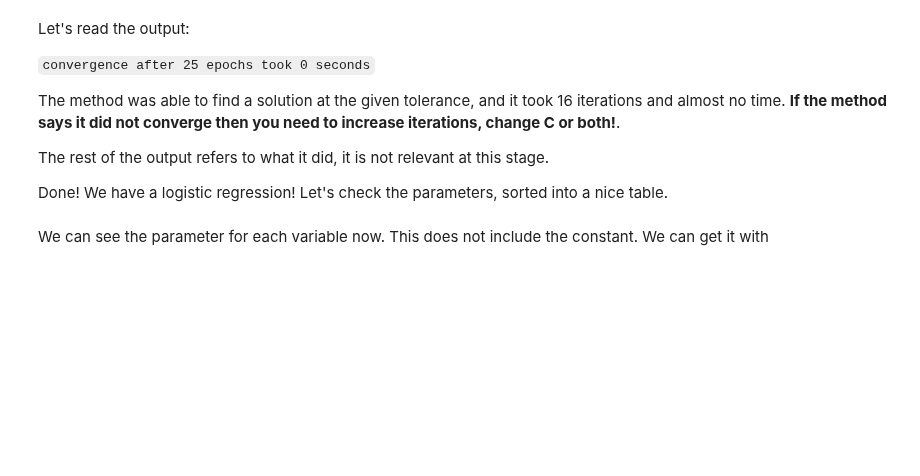
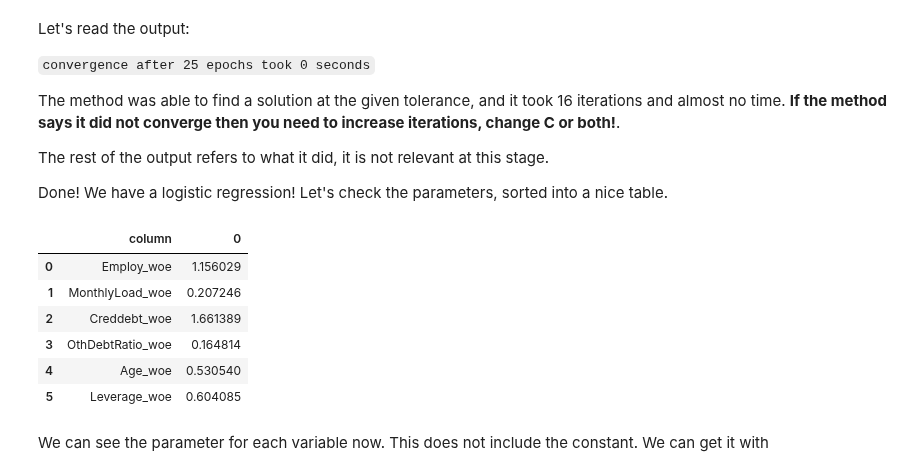
Before and after one commit to CBravoR/AdvancedAnalyticsLabs, a Jupyter notebook: notebooks/python/Lab_6_Logistic_Regression_and_Scorecards.ipynb, the cells around one changed output. Saved outputs shown, nothing was run; the diff lists cells and outputs as text; code cells hidden in the pictures; blank space fills up the shorter version.

```diff
--- a/notebooks/python/Lab_6_Logistic_Regression_and_Scorecards.ipynb
+++ b/notebooks/python/Lab_6_Logistic_Regression_and_Scorecards.ipynb
@@ -181,12 +243,20 @@ The rest of the output refers to what it did, it is not relevant at this stage.
 
 Done! We have a logistic regression! Let's check the parameters, sorted into a nice table.
 # %%
-coef_df = pd.concat([pd.DataFrame({'column': bankloan_train_WoE.columns[1:]}),
+coef_df = pd.concat([pd.DataFrame({'column': bankloan_train_WoE.columns[np.r_[1:6,7]]}),
                     pd.DataFrame(np.transpose(bankloan_logreg.coef_))],
                     axis = 1
                    )
 
 coef_df
+# %% [output]
+|  | column | 0 |
+| 0 | Employ_woe | 1.156029 |
+| 1 | MonthlyLoad_woe | 0.207246 |
+| 2 | Creddebt_woe | 1.661389 |
+| 3 | OthDebtRatio_woe | 0.164814 |
+| 4 | Age_woe | 0.530540 |
+| 5 | Leverage_woe | 0.604085 |
 # %% [markdown]
 We can see the parameter for each variable now. This does not include the constant. We can get it with
 # %%
```
Also changed, not shown: parts of 16 cells of this notebook.
